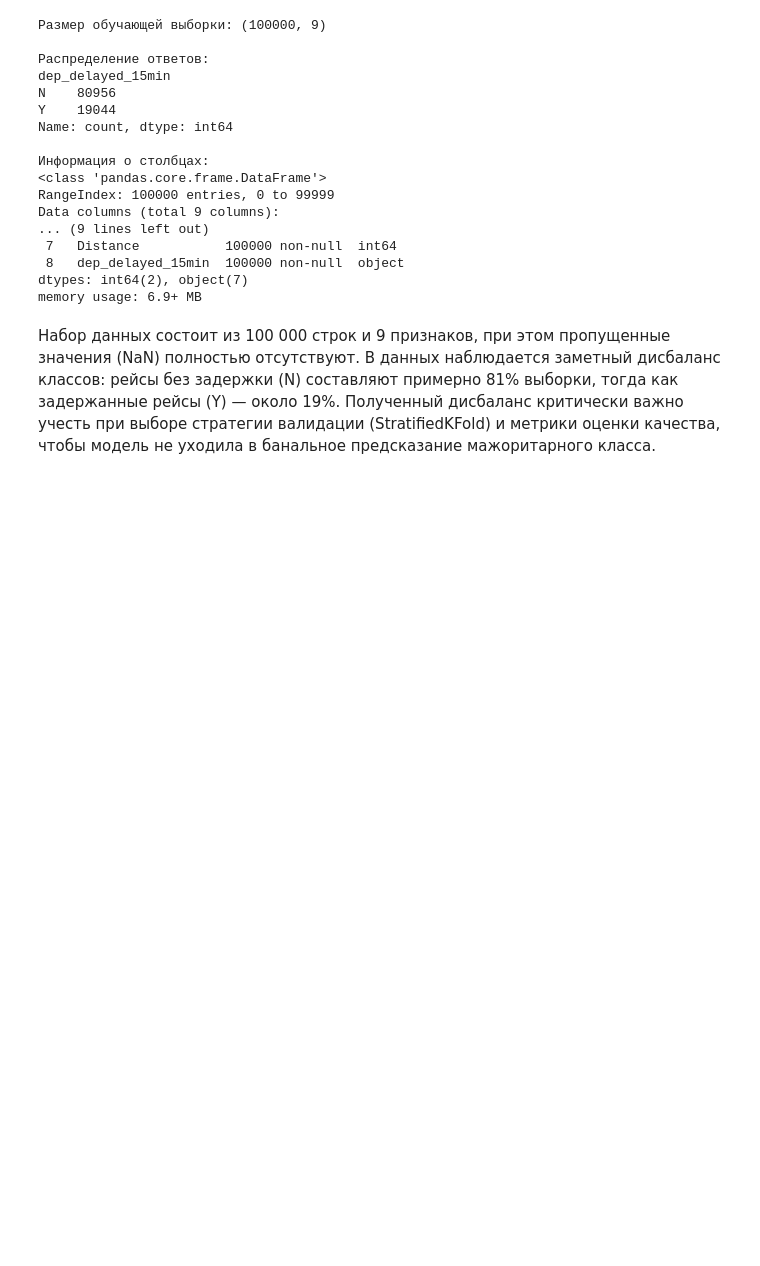
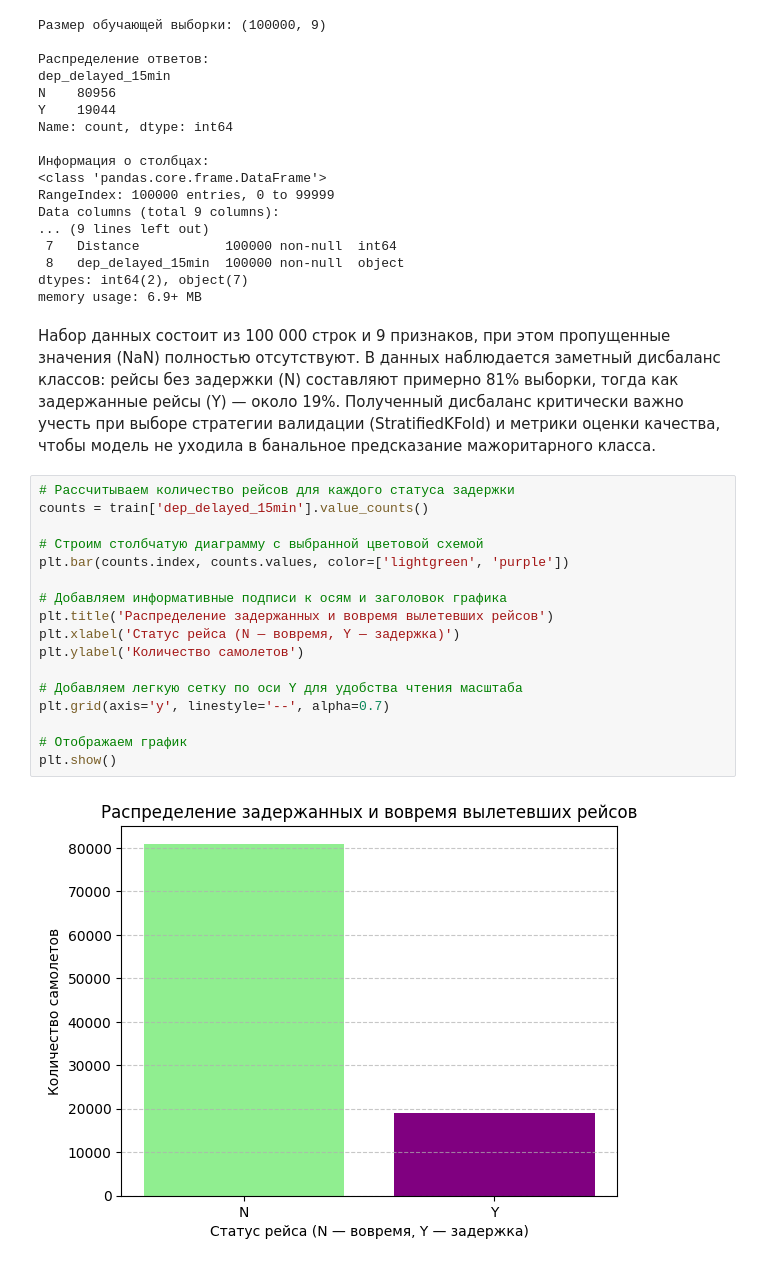
Before and after one commit to hurchpatch-web/flight-delays, a Jupyter notebook: notebook9f1da537aa.ipynb, the cells around one changed output. Saved outputs shown, nothing was run; the diff lists cells and outputs as text; blank space fills up the shorter version.

```diff
--- a/notebook9f1da537aa.ipynb
+++ b/notebook9f1da537aa.ipynb
@@ -93,3 +93,22 @@ dtypes: int64(2), object(7)
 memory usage: 6.9+ MB
 # %% [markdown]
 Набор данных состоит из 100 000 строк и 9 признаков, при этом пропущенные значения (NaN) полностью отсутствуют. В данных наблюдается заметный дисбаланс классов: рейсы без задержки (N) составляют примерно 81% выборки, тогда как задержанные рейсы (Y) — около 19%. Полученный дисбаланс критически важно учесть при выборе стратегии валидации (StratifiedKFold) и метрики оценки качества, чтобы модель не уходила в банальное предсказание мажоритарного класса.
+# %%
+# Рассчитываем количество рейсов для каждого статуса задержки
+counts = train['dep_delayed_15min'].value_counts()
+
+# Строим столбчатую диаграмму с выбранной цветовой схемой
+plt.bar(counts.index, counts.values, color=['lightgreen', 'purple'])
+
+# Добавляем информативные подписи к осям и заголовок графика
+plt.title('Распределение задержанных и вовремя вылетевших рейсов')
+plt.xlabel('Статус рейса (N — вовремя, Y — задержка)')
+plt.ylabel('Количество самолетов')
+
+# Добавляем легкую сетку по оси Y для удобства чтения масштаба
+plt.grid(axis='y', linestyle='--', alpha=0.7)
+
+# Отображаем график
+plt.show()
+# %% [output]
+[figure, added]
```
Also changed, not shown: parts of 3 cells of this notebook.
